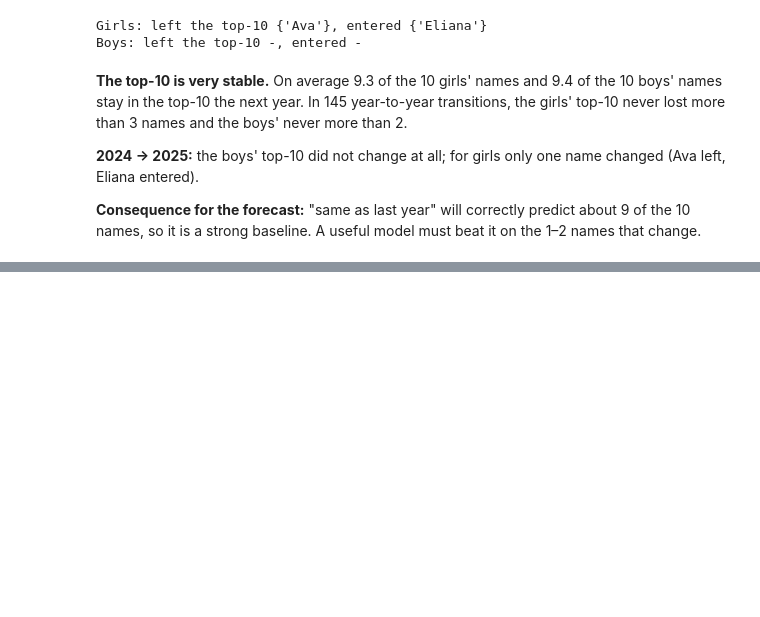
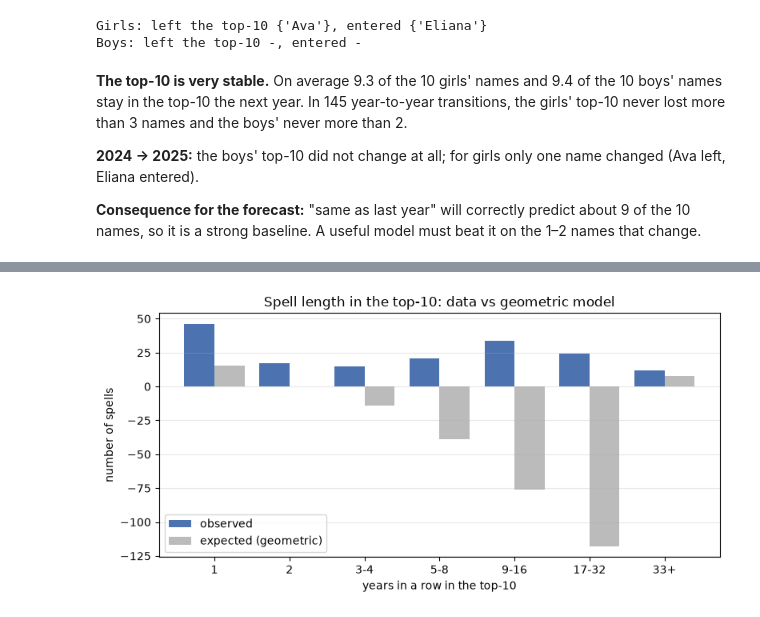
Before and after one commit to annaring2023/names_2027, a Jupyter notebook: part_B_diversity.ipynb, the cells around one changed output, grey strips where cells are left out. Cells and saved outputs as stored; diff of their text form; code cells hidden in the pictures; blank space fills up the shorter version.

Commit message:
Part B: spell lengths in the top-10 and pop-culture names

```diff
--- a/part_B_diversity.ipynb
+++ b/part_B_diversity.ipynb
@@ -253,0 +305,25 @@ names stay in the top-10 the next year.  In 145 year-to-year transitions, the gi
+# %%
+lengths = complete["length"].to_numpy()
+q_hat = 1 / lengths.mean()
+print(f"mean length = {lengths.mean():.2f} years, estimated exit probability q = {q_hat:.3f}")
+
+bins = [(1, 1), (2, 2), (3, 4), (5, 8), (9, 16), (17, 32), (33, None)]
+rows = []
+for a, b in bins:
+    if b is None:
+        observed = (lengths >= a).sum()
+        prob = (1- q_hat) ** (a-1)
+        label = f'{a}+'
+    else:
+        observed = ((lengths >= a) & (lengths <= b)).sum()
+        prob = (1- q_hat) ** (a-1) - (1 - q_hat)
+        label = str(a) if a == b else f"{a}-{b}"
+    rows.append({'length, years': label, 'observed': observed,
+                 'expected': len(lengths) * prob})
+fit = pd.DataFrame(rows)
+
+chi2 = ((fit['observed'] - fit['expected']) ** 2 / fit['expected']).sum()
+dof = len(fit) - 1 - 1
+p_value = stats.chi2.sf(chi2, dof)
+print(f'chi-square = {chi2:.1f}, df = {dof}, p-value = {p_value:.2g}')
+fit.round(1)
@@ -253,0 +341,13 @@ names stay in the top-10 the next year.  In 145 year-to-year transitions, the gi
+# %%
+fig, ax = plt.subplots(figsize=(8, 4))
+pos = np.arange(len(fit))
+
+ax.bar(pos - 0.2, fit["observed"], width=0.4, color="#4C72B0", label="observed")
+ax.bar(pos + 0.2, fit["expected"], width=0.4, color="#BBBBBB", label="expected (geometric)")
+ax.set_xticks(pos); ax.set_xticklabels(fit["length, years"])
+ax.set_xlabel("years in a row in the top-10"); ax.set_ylabel("number of spells")
+ax.set_title("Spell length in the top-10: data vs geometric model")
+ax.legend(); ax.grid(axis="y", alpha=0.3)
+plt.tight_layout(); plt.show()
+# %% [output]
+[figure, added]
```
Also changed, not shown: parts of 13 cells of this notebook.
